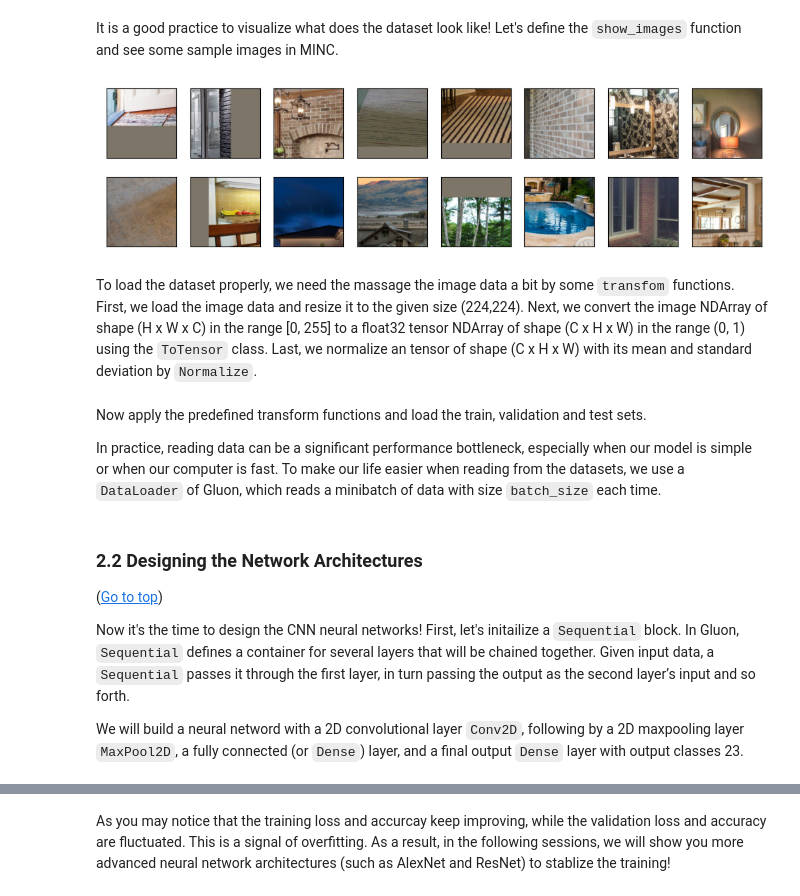
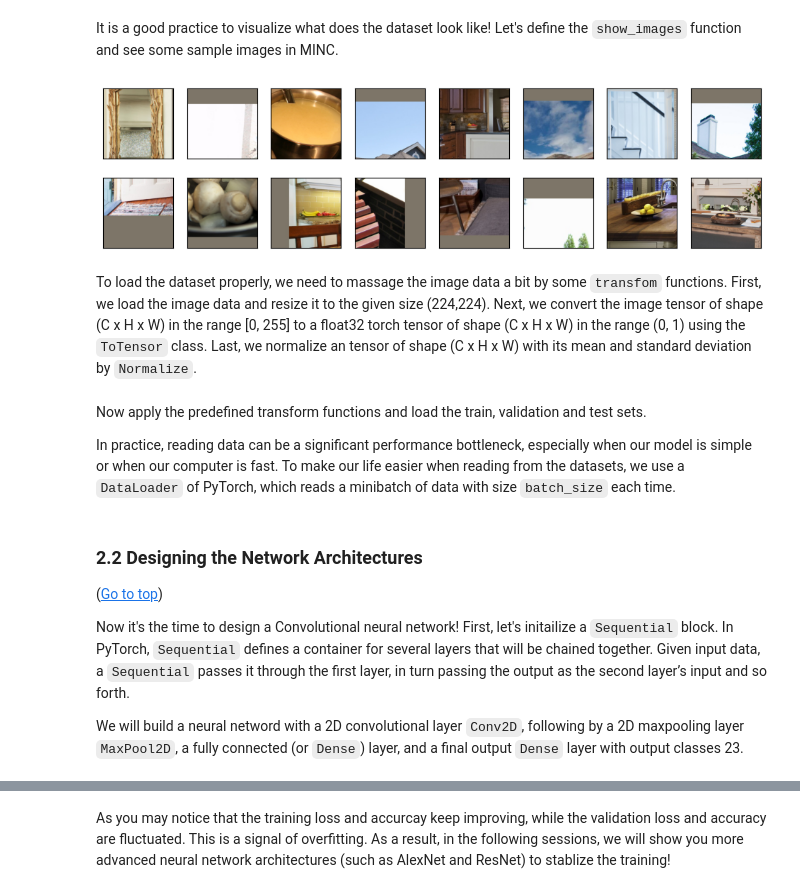
Before and after one commit to aws-samples/aws-machine-learning-university-accelerated-cv, a Jupyter notebook: notebooks/MLA-CV-DAY1-CNN.ipynb, the cells around one changed output, grey strips where cells are left out. Saved outputs shown, nothing was run; the diff lists cells and outputs as text; code cells hidden in the pictures.

```diff
--- a/notebooks/MLA-CV-DAY1-CNN.ipynb
+++ b/notebooks/MLA-CV-DAY1-CNN.ipynb
@@ -163,28 +149,29 @@ test_path = os.path.join(path, 'test')
 It is a good practice to visualize what does the dataset look like! Let's define the `show_images` function and see some sample images in MINC.
 # %%
 def show_images(imgs, num_rows, num_cols, titles=None, scale=1.5):
+    from matplotlib import pyplot as plt
     """Plot a list of images."""
     figsize = (num_cols * scale, num_rows * scale)
-    _, axes = d2l.plt.subplots(num_rows, num_cols, figsize=figsize)
+    _, axes = plt.subplots(num_rows, num_cols, figsize=figsize)
     axes = axes.flatten()
     for i, (ax, img) in enumerate(zip(axes, imgs)):
-        ax.imshow(img.asnumpy())
+        ax.imshow(img.permute(1,2,0).numpy())
         ax.axes.get_xaxis().set_visible(False)
         ax.axes.get_yaxis().set_visible(False)
         if titles:
             ax.set_title(titles[i])
     return axes
 # %%
-test_sample = gluon.data.DataLoader(gluon.data.vision.ImageFolderDataset(test_path),
-                                    batch_size=2*8, shuffle=True)
+train_dataset = torchvision.datasets.ImageFolder(test_path, transform=transforms.ToTensor())
+test_sample = torch.utils.data.DataLoader(train_dataset, batch_size=2*8, shuffle=True)
 
 for data, label in test_sample:
     show_images(data, 2, 8);
     break
 # %% [output]
-[figure, old version]
+[figure, new version]
 # %% [markdown]
-To load the dataset properly, we need the massage the image data a bit by some `transfom` functions. First, we load the image data and resize it to the given size (224,224). Next, we convert the image NDArray of shape (H x W x C) in the range [0, 255] to a float32 tensor NDArray of shape (C x H x W) in the range (0, 1) using the `ToTensor` class. Last, we normalize an tensor of shape (C x H x W) with its mean and standard deviation by `Normalize`.
+To load the dataset properly, we need to massage the image data a bit by some `transfom` functions. First, we load the image data and resize it to the given size (224,224). Next, we convert the image tensor of shape (C x H x W) in the range [0, 255] to a float32 torch tensor of shape (C x H x W) in the range (0, 1) using the `ToTensor` class. Last, we normalize an tensor of shape (C x H x W) with its mean and standard deviation by `Normalize`.
 # %%
 transformation = transforms.Compose([
     transforms.Resize(224),
@@ -194,7 +181,7 @@ transformation = transforms.Compose([
 # %% [markdown]
 Now apply the predefined transform functions and load the train, validation and test sets.
 
-In practice, reading data can be a significant performance bottleneck, especially when our model is simple or when our computer is fast. To make our life easier when reading from the datasets, we use a `DataLoader` of Gluon, which reads a minibatch of data with size `batch_size` each time.
+In practice, reading data can be a significant performance bottleneck, especially when our model is simple or when our computer is fast. To make our life easier when reading from the datasets, we use a `DataLoader` of PyTorch, which reads a minibatch of data with size `batch_size` each time.
 # %%
 batch_size = 16
 
@@ -213,7 +200,7 @@ test_data = gluon.data.DataLoader(
 ### 2.2 <a name="22">Designing the Network Architectures</a>
 (<a href="#0">Go to top</a>)
 
-Now it's the time to design the CNN neural networks! First, let's initailize a `Sequential` block. In Gluon, `Sequential` defines a container for several layers that will be chained together. Given input data, a `Sequential` passes it through the first layer, in turn passing the output as the second layer’s input and so forth.
+Now it's the time to design a Convolutional neural network! First, let's initailize a `Sequential` block. In PyTorch, `Sequential` defines a container for several layers that will be chained together. Given input data, a `Sequential` passes it through the first layer, in turn passing the output as the second layer’s input and so forth.
 
 We will build a neural netword with a 2D convolutional layer `Conv2D`, following by a 2D maxpooling layer `MaxPool2D`, a fully connected (or `Dense`) layer, and a final output `Dense` layer with output classes 23.
 # %%
```
Also changed, not shown: parts of 21 cells of this notebook, 11 other files.
